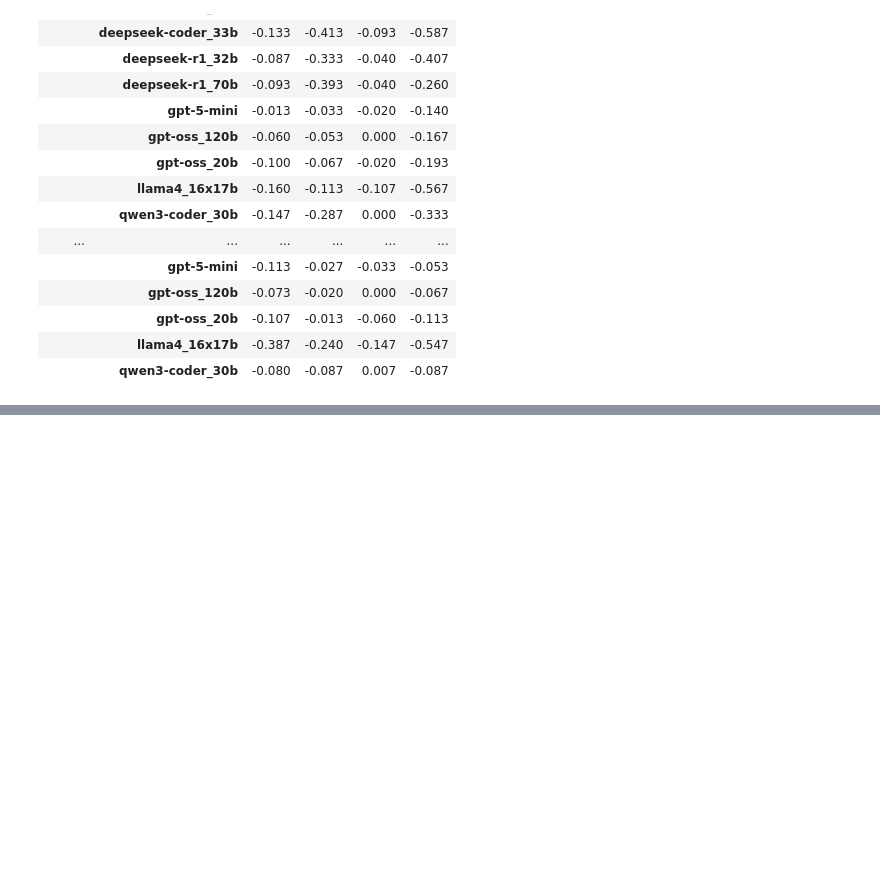
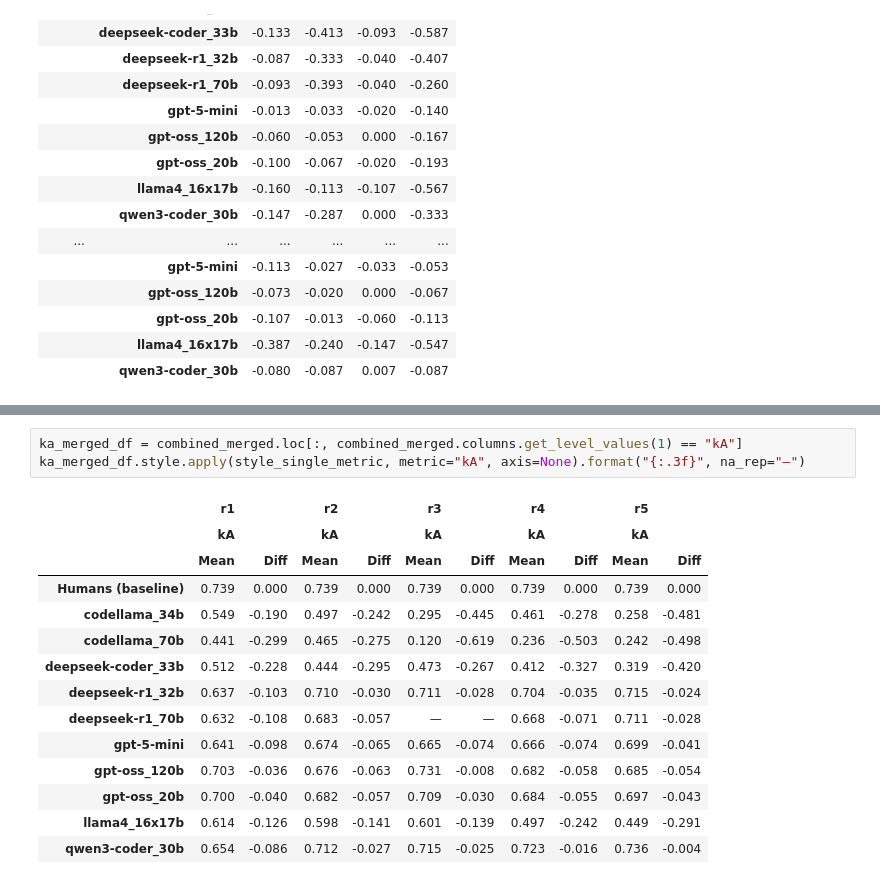
Before and after one commit to Maes95/llm-commit-classification, a Jupyter notebook: analysis/disagreement_analysis.ipynb, the cells around one changed output, grey strips where cells are left out. Cells and saved outputs as stored; diff of their text form; blank space fills up the shorter version.

```diff
--- a/analysis/disagreement_analysis.ipynb
+++ b/analysis/disagreement_analysis.ipynb
@@ -1302,0 +1550,18 @@ AT_DIFF by label
+# %%
+ka_merged_df = combined_merged.loc[:, combined_merged.columns.get_level_values(1) == "kA"]
+ka_merged_df.style.apply(style_single_metric, metric="kA", axis=None).format("{:.3f}", na_rep="—")
+# %% [output]
+|  | r1 |  | r2 |  | r3 |  | r4 |  | r5 |  |
+|  | kA |  | kA |  | kA |  | kA |  | kA |  |
+|  | Mean | Diff | Mean | Diff | Mean | Diff | Mean | Diff | Mean | Diff |
+| Humans (baseline) | 0.739 | 0.000 | 0.739 | 0.000 | 0.739 | 0.000 | 0.739 | 0.000 | 0.739 | 0.000 |
+| codellama_34b | 0.549 | -0.190 | 0.497 | -0.242 | 0.295 | -0.445 | 0.461 | -0.278 | 0.258 | -0.481 |
+| codellama_70b | 0.441 | -0.299 | 0.465 | -0.275 | 0.120 | -0.619 | 0.236 | -0.503 | 0.242 | -0.498 |
+| deepseek-coder_33b | 0.512 | -0.228 | 0.444 | -0.295 | 0.473 | -0.267 | 0.412 | -0.327 | 0.319 | -0.420 |
+| deepseek-r1_32b | 0.637 | -0.103 | 0.710 | -0.030 | 0.711 | -0.028 | 0.704 | -0.035 | 0.715 | -0.024 |
+| deepseek-r1_70b | 0.632 | -0.108 | 0.683 | -0.057 | — | — | 0.668 | -0.071 | 0.711 | -0.028 |
+| gpt-5-mini | 0.641 | -0.098 | 0.674 | -0.065 | 0.665 | -0.074 | 0.666 | -0.074 | 0.699 | -0.041 |
+| gpt-oss_120b | 0.703 | -0.036 | 0.676 | -0.063 | 0.731 | -0.008 | 0.682 | -0.058 | 0.685 | -0.054 |
+| gpt-oss_20b | 0.700 | -0.040 | 0.682 | -0.057 | 0.709 | -0.030 | 0.684 | -0.055 | 0.697 | -0.043 |
+| llama4_16x17b | 0.614 | -0.126 | 0.598 | -0.141 | 0.601 | -0.139 | 0.497 | -0.242 | 0.449 | -0.291 |
+| qwen3-coder_30b | 0.654 | -0.086 | 0.712 | -0.027 | 0.715 | -0.025 | 0.723 | -0.016 | 0.736 | -0.004 |
```
Also changed, not shown: parts of 22 cells of this notebook.
